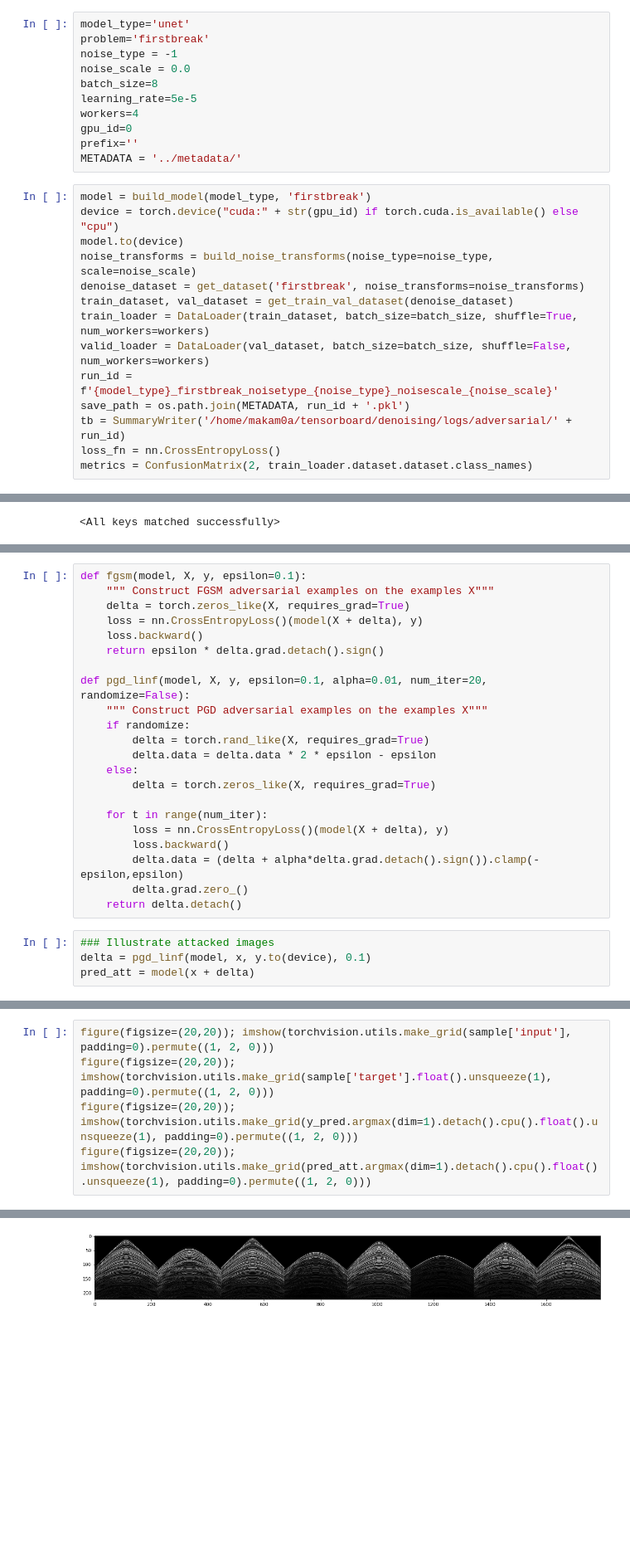
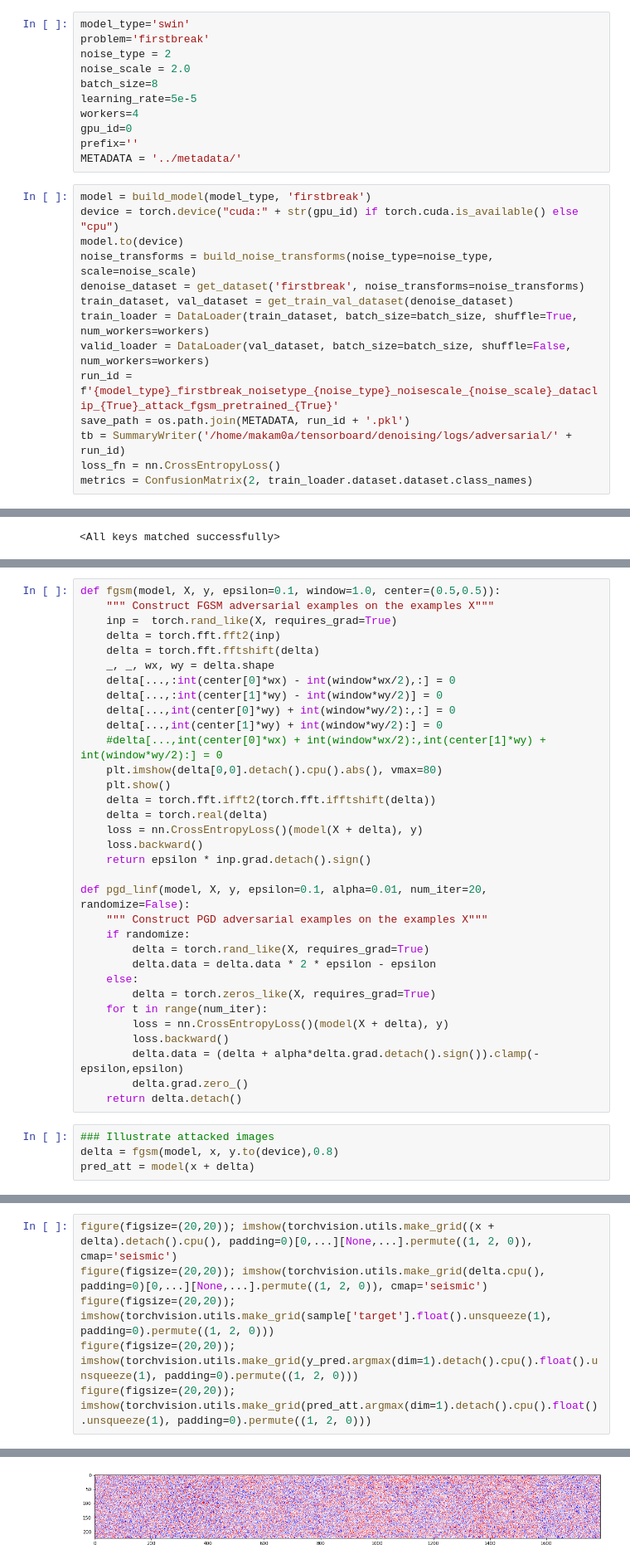
Before and after one commit to makamoa/seismic, a Jupyter notebook: src/AdversarialAttacks.ipynb, the cells around one changed output, grey strips where cells are left out. Shown at 83% size. Saved outputs shown, nothing was run; the diff lists cells and outputs as text; blank space fills up the shorter version.

Commit message:
added new noise types, fixed ibex issue, added noise pretraining module

```diff
--- a/src/AdversarialAttacks.ipynb
+++ b/src/AdversarialAttacks.ipynb
@@ -60,10 +59,10 @@ def build_model(model, problem):
         raise ValueError('Undefined model!')
     return model
 # %%
-model_type='unet'
+model_type='swin'
 problem='firstbreak'
-noise_type = -1
-noise_scale = 0.0
+noise_type = 2
+noise_scale = 2.0
 batch_size=8
 learning_rate=5e-5
 workers=4
@@ -79,7 +78,7 @@ denoise_dataset = get_dataset('firstbreak', noise_transforms=noise_transforms)
 train_dataset, val_dataset = get_train_val_dataset(denoise_dataset)
 train_loader = DataLoader(train_dataset, batch_size=batch_size, shuffle=True, num_workers=workers)
 valid_loader = DataLoader(val_dataset, batch_size=batch_size, shuffle=False, num_workers=workers)
-run_id = f'{model_type}_firstbreak_noisetype_{noise_type}_noisescale_{noise_scale}'
+run_id = f'{model_type}_firstbreak_noisetype_{noise_type}_noisescale_{noise_scale}_dataclip_{True}_attack_fgsm_pretrained_{True}'
 save_path = os.path.join(METADATA, run_id + '.pkl')
 tb = SummaryWriter('/home/makam0a/tensorboard/denoising/logs/adversarial/' + run_id)
 loss_fn = nn.CrossEntropyLoss()
@@ -120,10 +114,22 @@ WARNING: Clipping input data to the valid range for imshow with RGB data ([0..1]
 # %%
-def fgsm(model, X, y, epsilon=0.1):
+def fgsm(model, X, y, epsilon=0.1, window=1.0, center=(0.5,0.5)):
     """ Construct FGSM adversarial examples on the examples X"""
-    delta = torch.zeros_like(X, requires_grad=True)
+    inp =  torch.rand_like(X, requires_grad=True)
+    delta = torch.fft.fft2(inp)
+    delta = torch.fft.fftshift(delta)
+    _, _, wx, wy = delta.shape
+    delta[...,:int(center[0]*wx) - int(window*wx/2),:] = 0
+    delta[...,:int(center[1]*wy) - int(window*wy/2)] = 0
+    delta[...,int(center[0]*wy) + int(window*wy/2):,:] = 0
+    delta[...,int(center[1]*wy) + int(window*wy/2):] = 0
+    #delta[...,int(center[0]*wx) + int(window*wx/2):,int(center[1]*wy) + int(window*wy/2):] = 0
+    plt.imshow(delta[0,0].detach().cpu().abs(), vmax=80)
+    plt.show()
+    delta = torch.fft.ifft2(torch.fft.ifftshift(delta))
+    delta = torch.real(delta)
     loss = nn.CrossEntropyLoss()(model(X + delta), y)
     loss.backward()
-    return epsilon * delta.grad.detach().sign()
+    return epsilon * inp.grad.detach().sign()
 
 def pgd_linf(model, X, y, epsilon=0.1, alpha=0.01, num_iter=20, randomize=False):
     """ Construct PGD adversarial examples on the examples X"""
@@ -132,7 +138,6 @@ def pgd_linf(model, X, y, epsilon=0.1, alpha=0.01, num_iter=20, randomize=False)
         delta.data = delta.data * 2 * epsilon - epsilon
     else:
         delta = torch.zeros_like(X, requires_grad=True)
-
     for t in range(num_iter):
         loss = nn.CrossEntropyLoss()(model(X + delta), y)
         loss.backward()
@@ -141,5 +146,5 @@ def pgd_linf(model, X, y, epsilon=0.1, alpha=0.01, num_iter=20, randomize=False)
     return delta.detach()
 # %%
 ### Illustrate attacked images
-delta = pgd_linf(model, x, y.to(device), 0.1)
+delta = fgsm(model, x, y.to(device),0.8)
 pred_att = model(x + delta)
@@ -146,5 +153,6 @@ pred_att = model(x + delta)
 # %%
-figure(figsize=(20,20)); imshow(torchvision.utils.make_grid(sample['input'], padding=0).permute((1, 2, 0)))
+figure(figsize=(20,20)); imshow(torchvision.utils.make_grid((x + delta).detach().cpu(), padding=0)[0,...][None,...].permute((1, 2, 0)), cmap='seismic')
+figure(figsize=(20,20)); imshow(torchvision.utils.make_grid(delta.cpu(), padding=0)[0,...][None,...].permute((1, 2, 0)), cmap='seismic')
 figure(figsize=(20,20)); imshow(torchvision.utils.make_grid(sample['target'].float().unsqueeze(1), padding=0).permute((1, 2, 0)))
 figure(figsize=(20,20)); imshow(torchvision.utils.make_grid(y_pred.argmax(dim=1).detach().cpu().float().unsqueeze(1), padding=0).permute((1, 2, 0)))
 figure(figsize=(20,20)); imshow(torchvision.utils.make_grid(pred_att.argmax(dim=1).detach().cpu().float().unsqueeze(1), padding=0).permute((1, 2, 0)))
@@ -154 +161 @@ WARNING: Clipping input data to the valid range for imshow with RGB data ([0..1]
-[figure, old version]
+[figure, new version]
```
Also changed, not shown: parts of 7 cells of this notebook, 6 other files.
